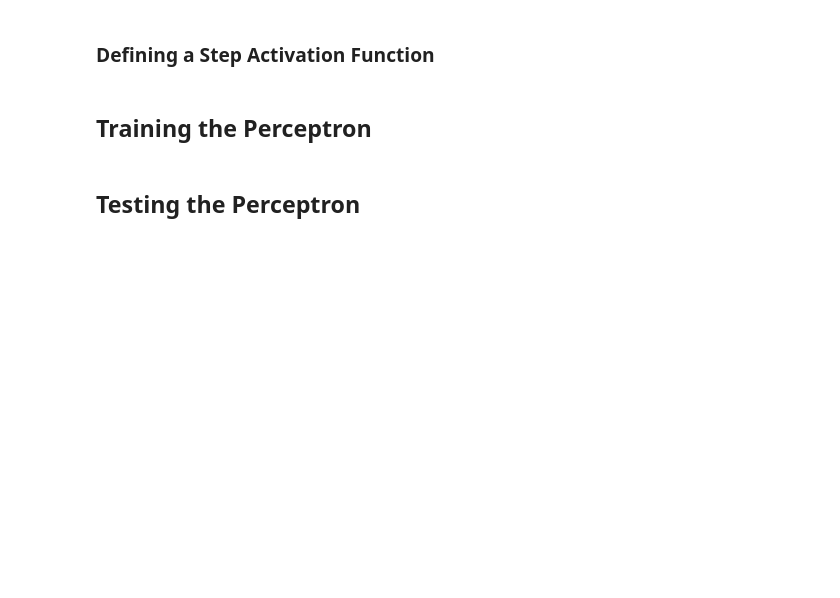
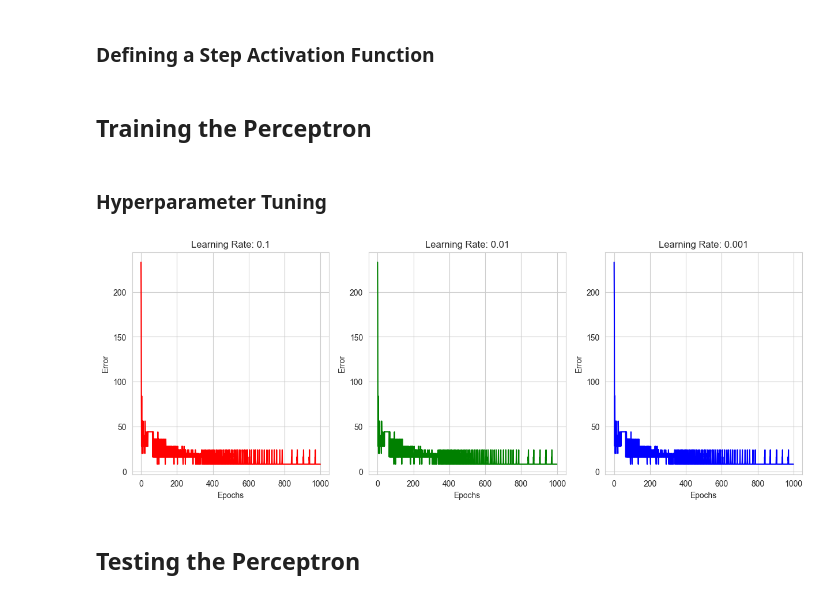
Before and after one commit to alliajagbe/perceptron, a Jupyter notebook: perceptron.ipynb, the cells around one changed output. Saved outputs shown, nothing was run; the diff lists cells and outputs as text; code cells hidden in the pictures; blank space fills up the shorter version.

Commit message:
plots for different lr

```diff
--- a/perceptron.ipynb
+++ b/perceptron.ipynb
@@ -86,6 +86,27 @@ def step(x):
 # %%
 # training perceptron
 w, errors = perceptron(X_train, y_train, learning_rate, epochs)
+# %% [markdown]
+### Hyperparameter Tuning
+# %%
+# hyperparameter tuning
+learning_rates = [0.1, 0.01, 0.001]
+epochs = 1000
+colors = ['r', 'g', 'b']
+
+# plotting the errors for different learning rates in subplots
+fig, ax = plt.subplots(1, 3, figsize=(15, 5))
+
+for i, learning_rate in enumerate(learning_rates):
+    # training perceptron
+    w, errors = perceptron(X_train, y_train, learning_rate, epochs)
+    # plotting error curve
+    ax[i].plot(errors, colors[i])
+    ax[i].set_title('Learning Rate: {}'.format(learning_rate))
+    ax[i].set_xlabel('Epochs')
+    ax[i].set_ylabel('Error')
+# %% [output]
+[figure, added]
 # %% [markdown]
 ## Testing the Perceptron
 # %%
```
